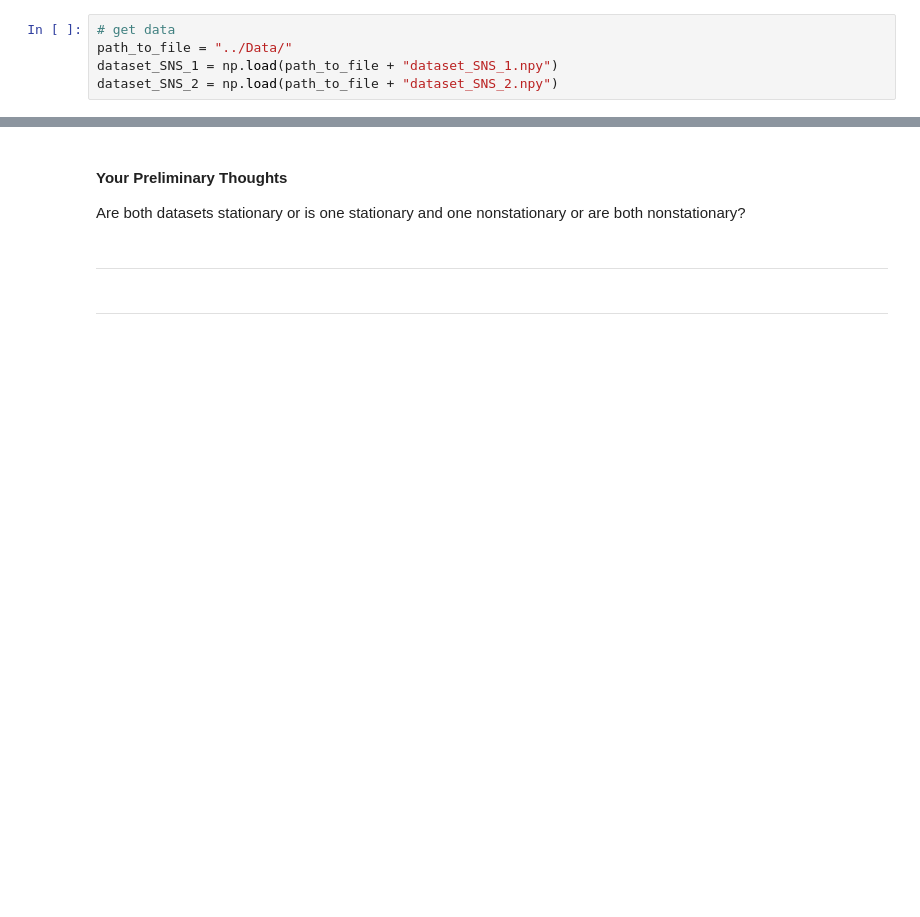
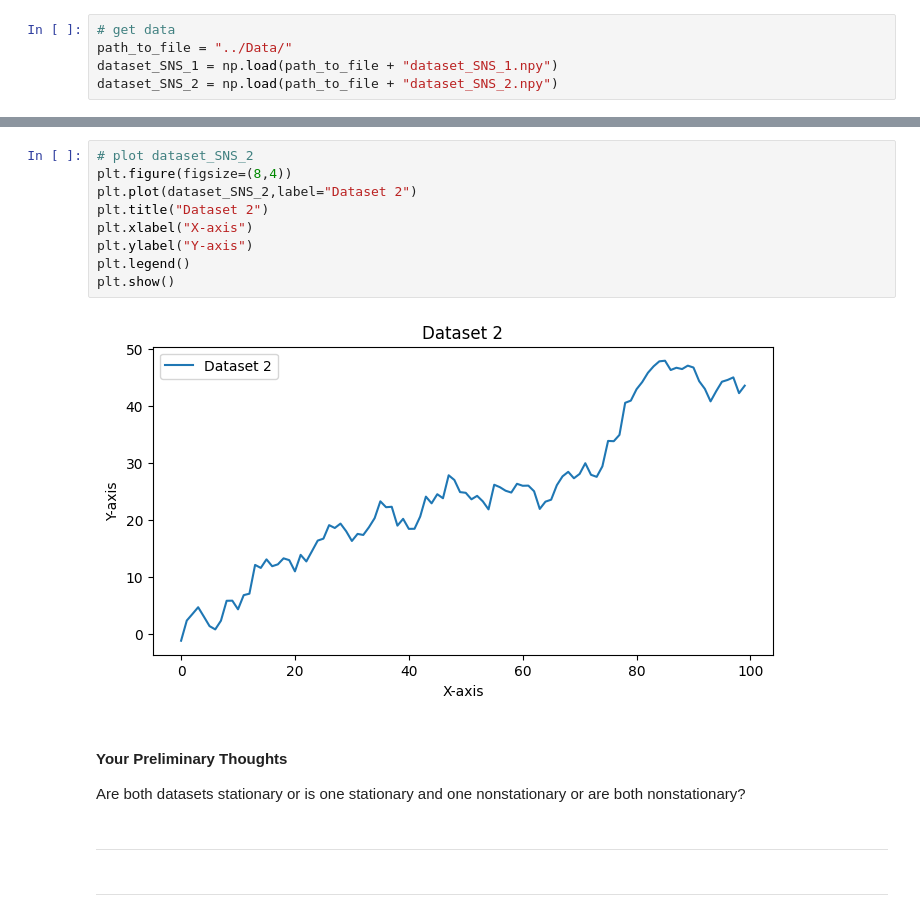
Before and after one commit to jvtaylar-cpe/SpecialTopicsDS, a Jupyter notebook: Module 2/Notebooks/Introduction_to_Stationarity_student.ipynb, the cells around one changed output, grey strips where cells are left out. Cells and saved outputs as stored; diff of their text form; blank space fills up the shorter version.

```diff
--- a/Module 2/Notebooks/Introduction_to_Stationarity_student.ipynb
+++ b/Module 2/Notebooks/Introduction_to_Stationarity_student.ipynb
@@ -211,3 +220,14 @@ dataset_SNS_2 = np.load(path_to_file + "dataset_SNS_2.npy")
+# %%
+# plot dataset_SNS_2
+plt.figure(figsize=(8,4))
+plt.plot(dataset_SNS_2,label="Dataset 2")
+plt.title("Dataset 2")
+plt.xlabel("X-axis")
+plt.ylabel("Y-axis")
+plt.legend()
+plt.show()
+# %% [output]
+[figure, added]
 # %% [markdown]
 #### Your Preliminary Thoughts
 Are both datasets stationary or is one stationary and one nonstationary or are both nonstationary?
```
Also changed, not shown: parts of 24 cells of this notebook, 9 other files.
